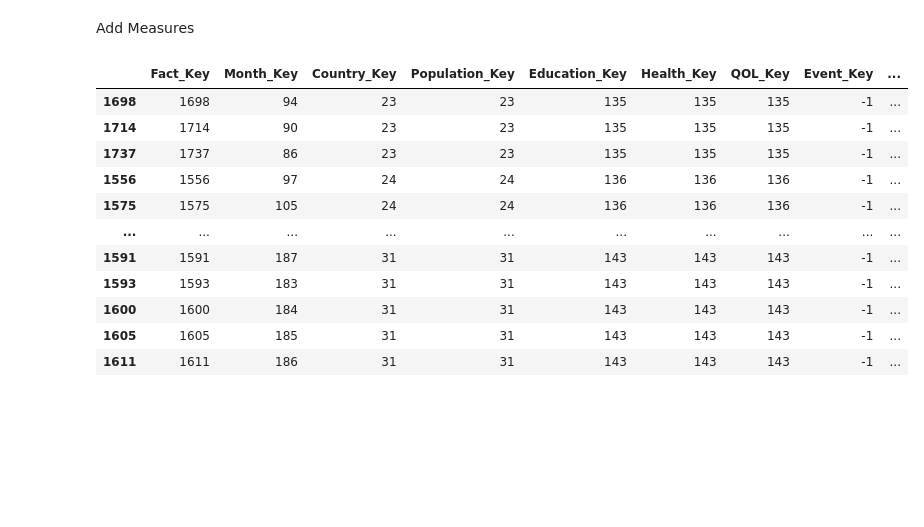
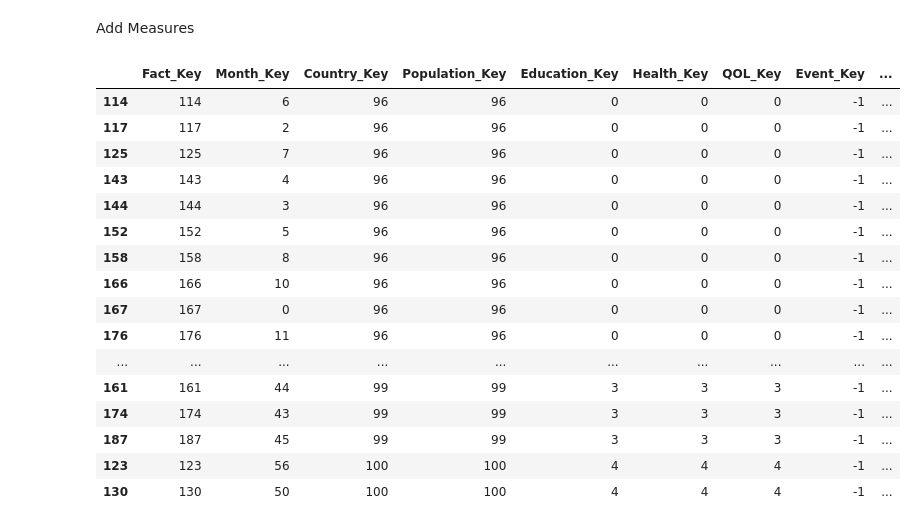
Before and after one commit to ajay-mundi/HealthDataMart, a Jupyter notebook: Data Staging/Fact_Table.ipynb, the cells around one changed output. Cells and saved outputs as stored; diff of their text form; code cells hidden in the pictures; blank space fills up the shorter version.

```diff
--- a/Data Staging/Fact_Table.ipynb
+++ b/Data Staging/Fact_Table.ipynb
@@ -103,41 +99,90 @@ fact_table.tail(50)
 Add Measures
 # %%
 population_human_development_raw = pd.read_csv("human_development_index_raw.csv")#read input data
-
+QOL = pd.read_csv("QOL Measures.csv")#read input data
 
 countries = ["Canada", "United States", "Mexico", "Burundi", "Chad", "Niger", "Bolivia", "Philippines", "Indonesia"]
 
 population_human_development_processed = population_human_development_raw[population_human_development_raw["Entity"].isin(countries)]
 population_human_development_processed = population_human_development_processed[population_human_development_processed["Year"] >2004]
 population_human_development_processed = population_human_development_processed.drop(["Code"], axis=1)
 
+population_human_development_processed.columns =["Entity", "Year_Ref", "HDI"]
+
 country = "Canada"
 for country in countries:
     for i in range(3):
         country_data = {}
         country_data["Entity"] = country
-        country_data["Year"] = 2018+i
+        country_data["Year_Ref"] = 2018+i
         population_human_development_processed = population_human_development_processed.append(pd.DataFrame([country_data]), ignore_index=True)
 
 
 population_human_development_processed['Entity'].replace({"United States": "USA"}, inplace = True)
-population_human_development_processed = population_human_development_processed.sort_values(["Entity","Year"], ascending=[True,True])
-population_human_development_processed.fillna(5, inplace=True)#perhaps change to extrapolation
+population_human_development_processed = population_human_development_processed.sort_values(["Entity","Year_Ref"], ascending=[True,True])
+population_human_development_processed.fillna(method="ffill", inplace=True)#perhaps change to extrapolation
 
-fact_table = fact_table.merge(population_human_development_processed, left_on=['Country','Year' ], right_on=['Entity','Year' ], how='left').drop(columns=["Entity"])
+fact_table = fact_table.merge(population_human_development_processed, left_on=['Country','Year' ], right_on=['Entity','Year_Ref'], how='left').drop(columns=["Entity", "Year_Ref"])
+fact_table = fact_table.merge(QOL, left_on=['Country','Year' ], right_on=['Entity','Year_Ref'], how='left').drop(columns=["Entity", "Year_Ref"])
+
+def label_race (row):
+   if row["HDI"]==5 :
+      return 5
+   elif row['HDI'] >0.9 :
+      return 1
+   elif row['HDI'] > 0.8 :
+      return 2
+   elif row['HDI'] > 0.6 :
+      return 3
+   else:
+      return 4
+
+fact_table["HDI_Measure"] = fact_table.apply(lambda row: label_race(row), axis=1)
+
+def label_race (row):
+   if row["QOL"]>160 :
+      return 1
+   elif row['QOL'] >130 :
+      return 2
+   elif row['QOL'] > 100 :
+      return 3
+   elif row['QOL'] > 80 :
+      return 4
+   else:
+      return 5
+
+fact_table["QOL_Measure"] = fact_table.apply(lambda row: label_race(row), axis=1)
+
+
+def label_race (row):
+   if row["HDI"]>0.8 :
+      return 1
+   elif row['HDI'] >0.5 :
+      return 2
+   else:
+      return 3
+
+fact_table["Dev_Measure"] = fact_table.apply(lambda row: label_race(row), axis=1)
+
 fact_table = fact_table.sort_values(["Country","Year"], ascending=[True,True])
-display(fact_table.tail(100))
+fact_table = fact_table.drop(columns=["HDI", "QOL", "Country", "Year", "Name", "Month_Num"])
+display(fact_table.head(50))
 print(fact_table.shape)
 # %% [output]
 |  | Fact_Key | Month_Key | Country_Key | Population_Key | Education_Key | Health_Key | QOL_Key | Event_Key | ... |
-| 1698 | 1698 | 94 | 23 | 23 | 135 | 135 | 135 | -1 | ... |
-| 1714 | 1714 | 90 | 23 | 23 | 135 | 135 | 135 | -1 | ... |
-| 1737 | 1737 | 86 | 23 | 23 | 135 | 135 | 135 | -1 | ... |
-| 1556 | 1556 | 97 | 24 | 24 | 136 | 136 | 136 | -1 | ... |
-| 1575 | 1575 | 105 | 24 | 24 | 136 | 136 | 136 | -1 | ... |
+| 114 | 114 | 6 | 96 | 96 | 0 | 0 | 0 | -1 | ... |
+| 117 | 117 | 2 | 96 | 96 | 0 | 0 | 0 | -1 | ... |
+| 125 | 125 | 7 | 96 | 96 | 0 | 0 | 0 | -1 | ... |
+| 143 | 143 | 4 | 96 | 96 | 0 | 0 | 0 | -1 | ... |
+| 144 | 144 | 3 | 96 | 96 | 0 | 0 | 0 | -1 | ... |
+| 152 | 152 | 5 | 96 | 96 | 0 | 0 | 0 | -1 | ... |
+| 158 | 158 | 8 | 96 | 96 | 0 | 0 | 0 | -1 | ... |
+| 166 | 166 | 10 | 96 | 96 | 0 | 0 | 0 | -1 | ... |
+| 167 | 167 | 0 | 96 | 96 | 0 | 0 | 0 | -1 | ... |
+| 176 | 176 | 11 | 96 | 96 | 0 | 0 | 0 | -1 | ... |
 | ... | ... | ... | ... | ... | ... | ... | ... | ... | ... |
-| 1591 | 1591 | 187 | 31 | 31 | 143 | 143 | 143 | -1 | ... |
-| 1593 | 1593 | 183 | 31 | 31 | 143 | 143 | 143 | -1 | ... |
-| 1600 | 1600 | 184 | 31 | 31 | 143 | 143 | 143 | -1 | ... |
-| 1605 | 1605 | 185 | 31 | 31 | 143 | 143 | 143 | -1 | ... |
-| 1611 | 1611 | 186 | 31 | 31 | 143 | 143 | 143 | -1 | ... |
+| 161 | 161 | 44 | 99 | 99 | 3 | 3 | 3 | -1 | ... |
+| 174 | 174 | 43 | 99 | 99 | 3 | 3 | 3 | -1 | ... |
+| 187 | 187 | 45 | 99 | 99 | 3 | 3 | 3 | -1 | ... |
+| 123 | 123 | 56 | 100 | 100 | 4 | 4 | 4 | -1 | ... |
+| 130 | 130 | 50 | 100 | 100 | 4 | 4 | 4 | -1 | ... |
```
Also changed, not shown: parts of 4 cells of this notebook, 2 other files.
